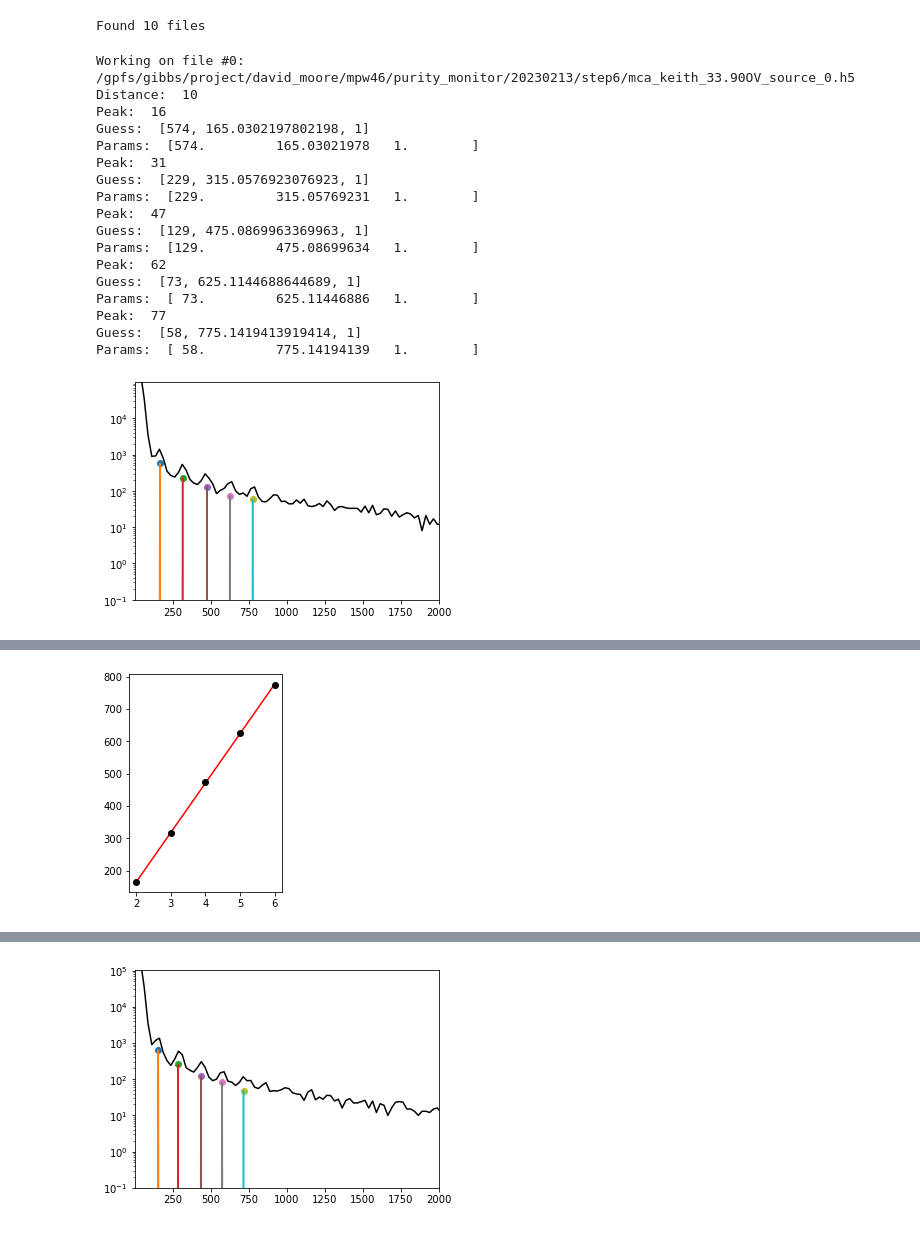
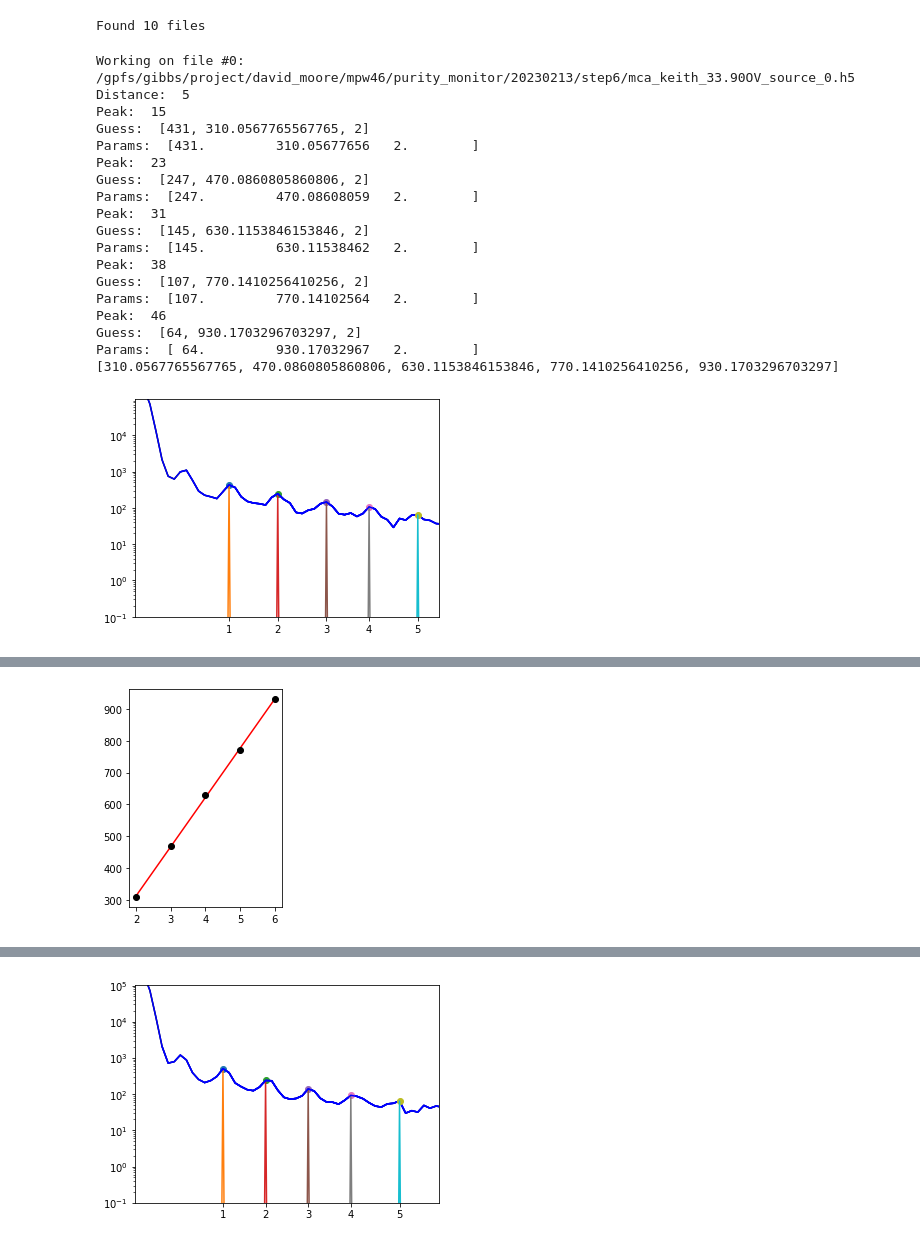
Before and after one commit to Moore-Lab/purity-monitor, a Jupyter notebook: SiPMMeasurements/SiPM_data_plots_SRSgain10.ipynb, the cells around one changed output, grey strips where cells are left out. Saved outputs shown, nothing was run; the diff lists cells and outputs as text; code cells hidden in the pictures.

Commit message:
horizontal axis in terms of PE, missing first peak, peak finder better, gaussian fit still bad

```diff
--- a/SiPMMeasurements/SiPM_data_plots_SRSgain10.ipynb
+++ b/SiPMMeasurements/SiPM_data_plots_SRSgain10.ipynb
@@ -48,12 +48,15 @@ def rebin_histogram(bins, counts, new_bin_size):
     new_centers = new_bins[:-1] + np.diff(new_bins)/2
     return new_centers, new_counts
 # %%
-def find_peaks_and_fit(x_data, y_data, voltage, min_distance=20, max_peaks=5, min_thresh=10, binsize=10):
+def find_peaks_and_fit(x_data, y_data, voltage, min_distance=20, max_peaks=5, min_thresh=10, binsize=20):
     # rebin data to make the histogram bins less small
     x, y = rebin_histogram(x_data, y_data, binsize)
 
     # Find the peaks in the spectrum using the find_peaks function from scipy.signal
     peaks_index, _ = scipy.signal.find_peaks(y, distance=min_distance)
+
+    xtick_location = []
+    xtick_label = [1,2,3,4,5]
 
     # Fit each peak with a Gaussian function using the curve_fit function from scipy
     peak_params = []
@@ -65,10 +68,11 @@ def find_peaks_and_fit(x_data, y_data, voltage, min_distance=20, max_peaks=5, mi
         if peak < min_thresh:
             continue
 
+
         # Initial guess for the Gaussian parameters
         amplitude_guess = y[peak]
         mean_guess = x[peak]
-        standard_deviation_guess = 1
+        standard_deviation_guess = 2
         initial_guess = [amplitude_guess, mean_guess, standard_deviation_guess]
 
         # finding the section of the data around the given peak
@@ -76,12 +80,15 @@ def find_peaks_and_fit(x_data, y_data, voltage, min_distance=20, max_peaks=5, mi
             peak_range = 150
         else:
             peak_range = 500
+        # could be causing issues with not getting first peak
         if peak_number == 1: # trying to not include the pedestal for the first peak
             cut = (x < (x[peak] + peak_range)) & (x > (x[peak] - 10))
         else:
             cut = (x < (x[peak] + peak_range)) & (x > (x[peak] - peak_range))
         peak_x = x[cut]
         peak_y = y[cut]
+
+        plt.plot(peak_x, peak_y, color='b')
 
         print('Peak: ', peak)
         peak_number+=1 # (goes to n*spe until it reaches max_peak)
@@ -100,20 +107,32 @@ def find_peaks_and_fit(x_data, y_data, voltage, min_distance=20, max_peaks=5, mi
 
         peak_params.append([peak_number, params[1], np.sqrt(params_covariance[1,1])])
 
+
+        xtick_location.append(x[peak])
+
     # Plot the original spectrum and the fitted Gaussian peaks
-#         plt.plot(peak_x, peak_y, color='b')
+#     if plot:
+#         plt.plot(x, y, color='k')
+#         for i in range(len(peak_params)):
+#             if not np.isnan(peak_params[i][1]):
+#                 plt.plot(x, gauss_fun(x, peak_params[i][0], peak_params[i][1], peak_params[i][2]), 'r--')
+#         plt.xticks(peaks_index, peaks_index)
+#         plt.show()
+
         plt.plot(x[peak], y[peak], 'o', label='peaks')
 #         plt.plot(x, gauss_fun(x, *initial_guess), color='r')
         plt.plot(x, gauss_fun(x, *params))
+    plt.xticks(xtick_location, xtick_label)
 
+    print(xtick_location)
     plt.show()
     return np.array(peak_params), x, y
 # %%
-guess_1pe = 150 #110 * SRS_gain/10 - pedestal ## based on highest gain data
+guess_1pe = 75 #10 * SRS_gain/10 - pedestal ## based on highest gain data
 guess_sig = 0.1
 
 #distances = [40, 35, 30, 25, 25, 25, 20, 15, 15, 15] # step5, binsize = 25
-distances = [10, 10, 10, 10, 10, 5, 5, 1, 1, 1]
+distances = [5, 5, 5, 5, 2, 2, 2, 2, 2, 2]
 
 gain_vs_volts = []
 for i,(file, dist) in enumerate(zip(file_list, distances)):
@@ -127,59 +146,62 @@ for i,(file, dist) in enumerate(zip(file_list, distances)):
     except ValueError:
         file_wavelength = file_parts[-2] # leaving tag as a string for source data
 
-
-
     f = h5py.File(file, 'r')
     ch2 = f.get('ch2')
     for key in ch2.keys():
         mca_hist = np.array(ch2.get(key))
     bin_num = np.arange(len(mca_hist))
-    b, c = rebin_histogram(bin_num, mca_hist, 25)
+    b, c = rebin_histogram(bin_num, mca_hist, 20)
+
 
     plt.figure(figsize=(12,4))
     plt.subplot(1,2,1)
     plt.semilogy(b, c, 'k')
     plt.ylim(0.1, np.max(mca_hist)*2)
-    plt.xlim(0.1, 2000)
+    plt.xlim(0.1, 1000)
 
+    # Either issue with skipping first peak  is here or above
     if(len(gain_vs_volts) > 0):
         guess_1pe = gain_vs_volts[-1][1] * (file_volts-breakdown)/(gain_vs_volts[-1][0]-breakdown)
 
     pe_locs, post_bin_x, post_bin_y = find_peaks_and_fit(bin_num, mca_hist, file_volts, min_distance=dist)
+
 #     plt.xlim(0, guess_1pe*6)
-
 
     plt.subplot(1,2,2)
     print(pe_locs)
     plt.errorbar( pe_locs[:,0], pe_locs[:,1], yerr=pe_locs[:,2], fmt='ko' )
 
     fpts = ~np.isnan(pe_locs[:,1])
     if(np.sum(fpts) < 3):
         continue
     gain_bp, gain_bc = curve_fit( lin_fun, pe_locs[fpts, 0], pe_locs[fpts, 1] )
 
     xx = pe_locs[fpts, 0]
-    plt.plot( xx, lin_fun(xx, *gain_bp), 'r')
+    plt.plot(xx, lin_fun(xx, *gain_bp), 'r')
+
 
     gain_vs_volts.append( [file_volts, gain_bp[0], np.sqrt(gain_bc[0,0]), file_wavelength] )
+    print('Gain vs volts:',gain_vs_volts[i])
 
     plt.show()
 # %% [output]
 Working on file #0: /gpfs/gibbs/project/david_moore/mpw46/purity_monitor/20230213/step6/mca_keith_33.90OV_source_0.h5
-Distance:  10
-Peak:  16
-Guess:  [574, 165.0302197802198, 1]
-Params:  [574.         165.03021978   1.        ]
+Distance:  5
+Peak:  15
+Guess:  [431, 310.0567765567765, 2]
+Params:  [431.         310.05677656   2.        ]
+Peak:  23
+Guess:  [247, 470.0860805860806, 2]
+Params:  [247.         470.08608059   2.        ]
 Peak:  31
-Guess:  [229, 315.0576923076923, 1]
-Params:  [229.         315.05769231   1.        ]
-Peak:  47
-Guess:  [129, 475.0869963369963, 1]
-Params:  [129.         475.08699634   1.        ]
-Peak:  62
-Guess:  [73, 625.1144688644689, 1]
-Params:  [ 73.         625.11446886   1.        ]
-Peak:  77
-Guess:  [58, 775.1419413919414, 1]
-Params:  [ 58.         775.14194139   1.        ]
+Guess:  [145, 630.1153846153846, 2]
+Params:  [145.         630.11538462   2.        ]
+Peak:  38
+Guess:  [107, 770.1410256410256, 2]
+Params:  [107.         770.14102564   2.        ]
+Peak:  46
+Guess:  [64, 930.1703296703297, 2]
+Params:  [ 64.         930.17032967   2.        ]
+[310.0567765567765, 470.0860805860806, 630.1153846153846, 770.1410256410256, 930.1703296703297]
-[figure, old version]
+[figure, new version]
@@ -191,2 +214,2 @@ Params:  [ 58.         775.14194139   1.        ]
-[figure, old version]
+[figure, new version]
 Working on file #1: /gpfs/gibbs/project/david_moore/mpw46/purity_monitor/20230213/step6/mca_keith_33.40OV_source_0.h5
@@ -209 +233 @@ Params:  [ 48.         715.13095238   1.        ]
-[figure, old version]
+[figure, new version]
```
Also changed, not shown: parts of 6 cells of this notebook.
